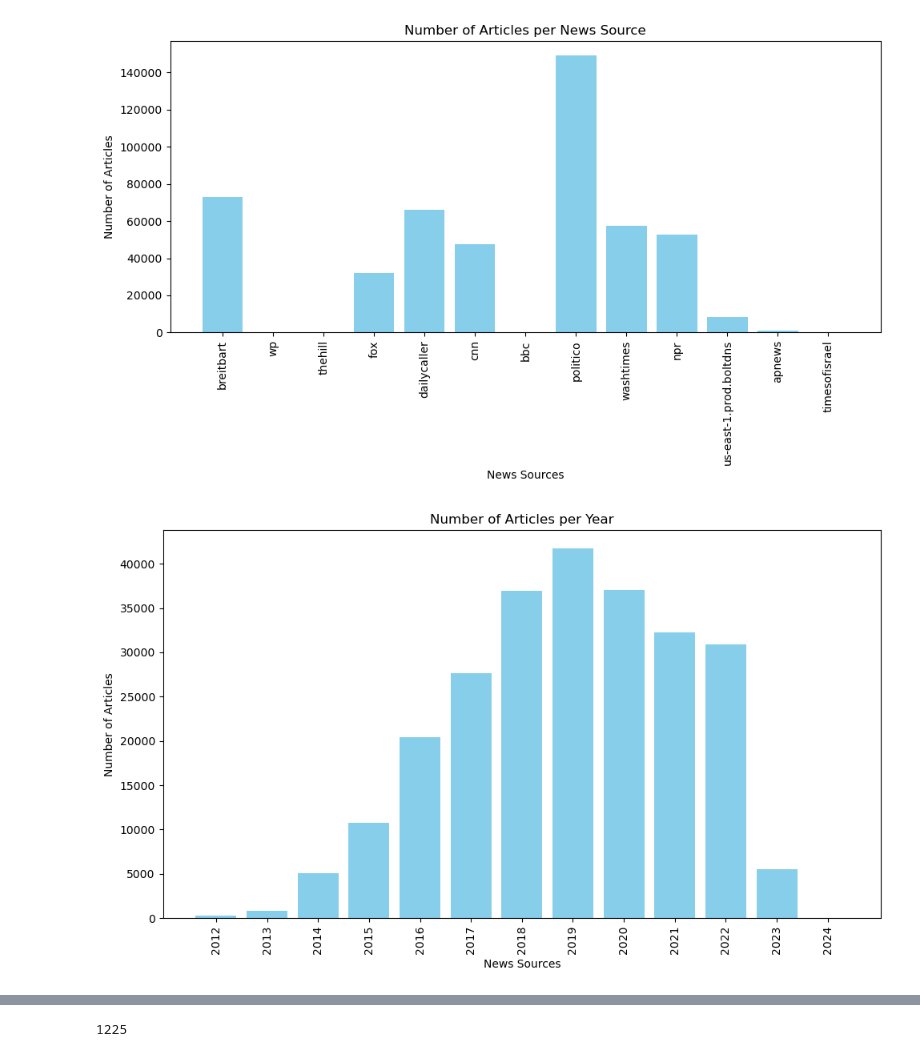
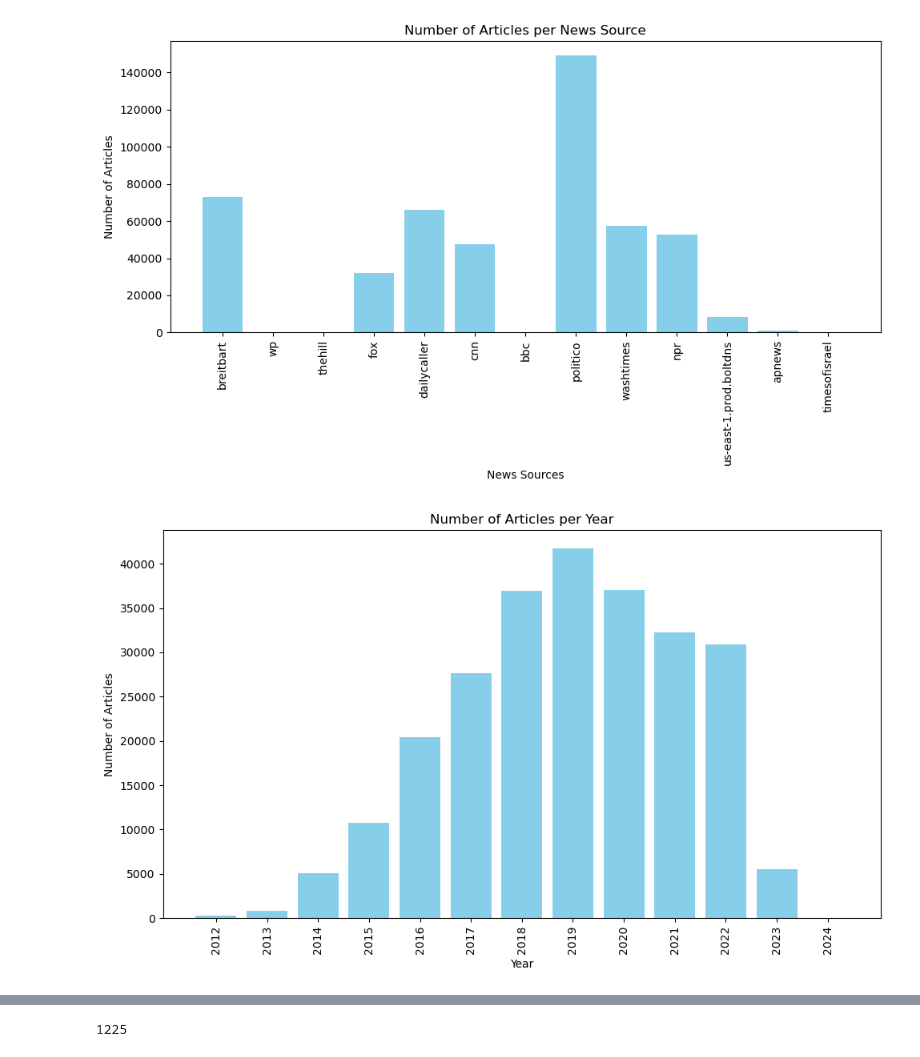
Before and after one commit to meganhmoore/LingoQuartet, a Jupyter notebook: notebooks/megans_notebook.ipynb, the cells around one changed output, grey strips where cells are left out. Drawn from its saved outputs; the diff is of its cells as text; code cells hidden in the pictures.

```diff
--- a/notebooks/megans_notebook.ipynb
+++ b/notebooks/megans_notebook.ipynb
@@ -214,19 +214,19 @@ plt.show()
 # %%
 # Extract values and labels
 values = list(year_counts.values())
 labels = list(year_counts.keys())
 
 # Plotting
 plt.figure(figsize=(10, 6))
 plt.bar(labels, values, color='skyblue')
-plt.xlabel('News Sources')
+plt.xlabel('Year')
 plt.ylabel('Number of Articles')
 plt.title('Number of Articles per Year')
 plt.xticks(rotation=90)  # Rotate x-axis labels for better readability
 plt.tight_layout()  # Adjust layout to prevent clipping of labels
 plt.show()
 # %% [output]
-[figure, old version]
+[figure, new version]
 # %%
 from math import log
 article_lens = []
```
Also changed, not shown: parts of 1 cell of this notebook.
